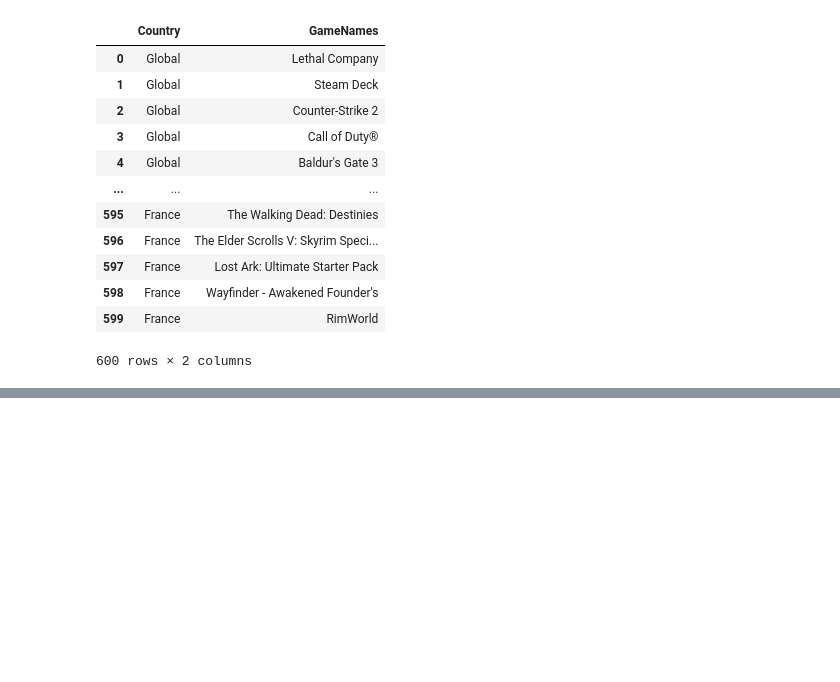
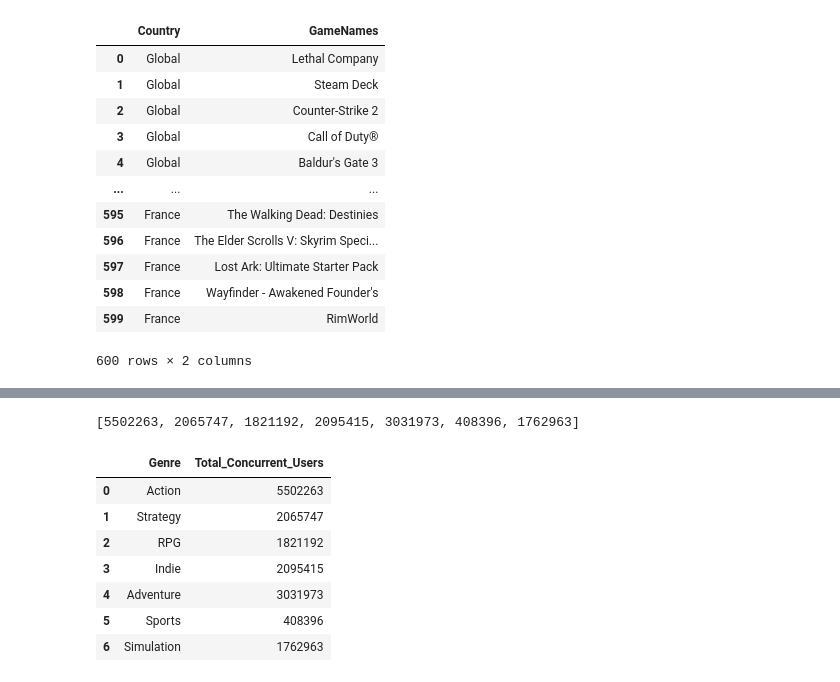
Before and after one commit to AnthonyNoreska/SteamDataVisualization-, a Jupyter notebook: Untitled.ipynb, the cells around one changed output, grey strips where cells are left out. Cells and saved outputs as stored; diff of their text form; code cells hidden in the pictures; blank space fills up the shorter version.

```diff
--- a/Untitled.ipynb
+++ b/Untitled.ipynb
@@ -124,0 +166,6 @@ for genre, df in genre_dataframes.items():
+# %%
+def calculate_total_ccu(df):
+    total_ccu = df['ccu'].sum()
+    print(f"Total CCU for the DataFrame:\n{total_ccu}")
+    print(f"CCU values for the DataFrame:\n{df['ccu']}")
+    return total_ccu
@@ -124,0 +190,7 @@ for genre, df in genre_dataframes.items():
+# %%
+total_ccu_per_genre = []
+
+for genre in genres:
+         if valid_columns:
+            total_ccu = calculate_total_ccu(genre_dataframes[genre])
+            total_ccu_per_genre.append(total_ccu)
@@ -124,0 +215,19 @@ for genre, df in genre_dataframes.items():
+# %%
+total_ccu_per_genre
+# %% [output]
+[5502263, 2065747, 1821192, 2095415, 3031973, 408396, 1762963]
+# %%
+genre_totals = pd.DataFrame({
+    'Genre': genres,
+    'Total_Concurrent_Users': total_ccu_per_genre
+})
+genre_totals
+# %% [output]
+|  | Genre | Total_Concurrent_Users |
+| 0 | Action | 5502263 |
+| 1 | Strategy | 2065747 |
+| 2 | RPG | 1821192 |
+| 3 | Indie | 2095415 |
+| 4 | Adventure | 3031973 |
+| 5 | Sports | 408396 |
+| 6 | Simulation | 1762963 |
```
Also changed, not shown: parts of 15 cells of this notebook, 15 other files.
